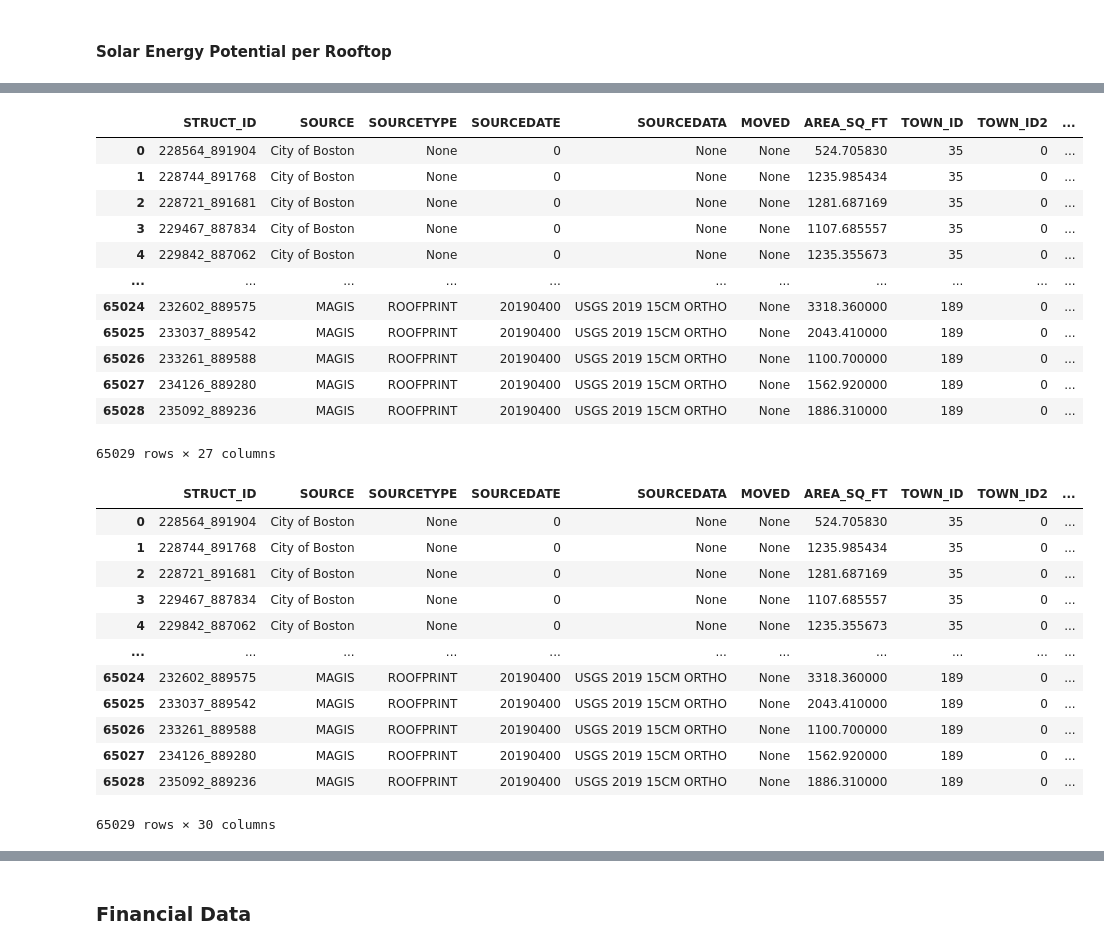
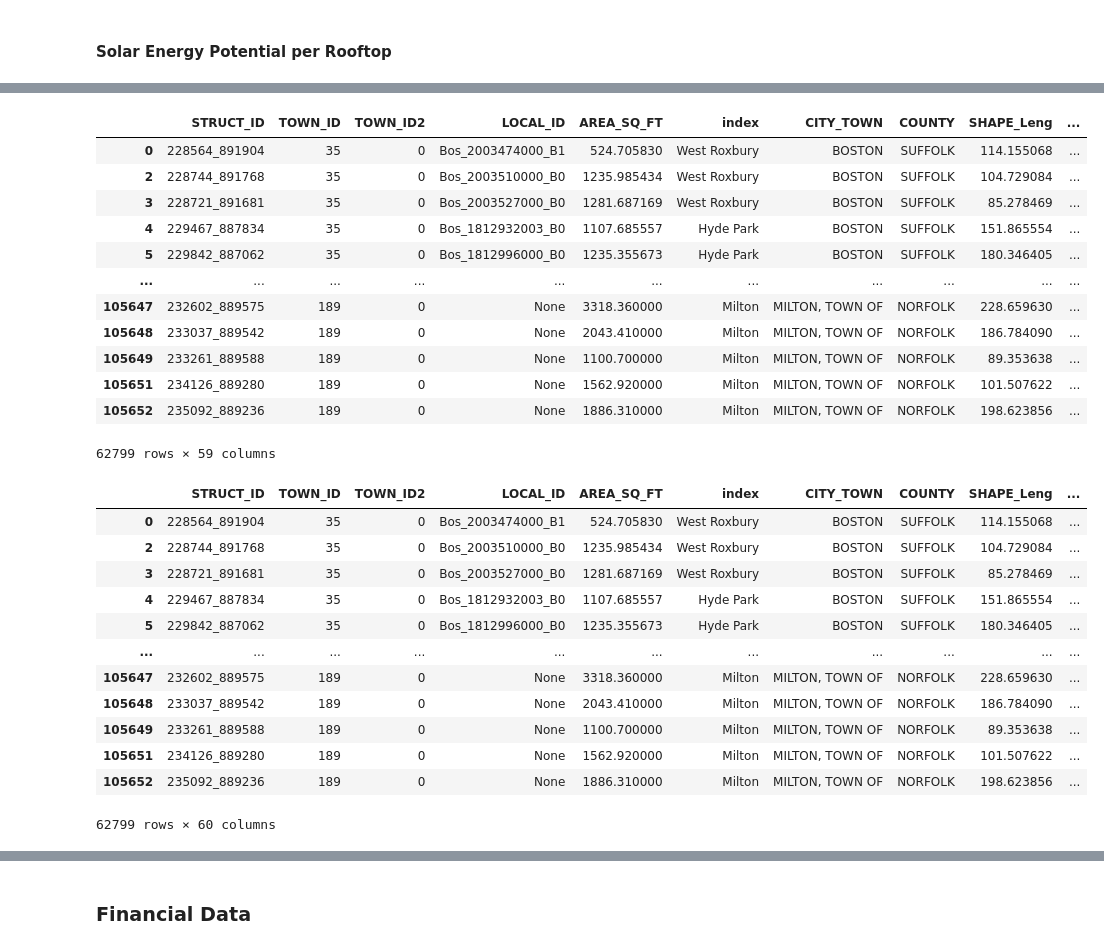
Before and after one commit to ghostpress/ma-solar, a Jupyter notebook: code/initViz.ipynb, the cells around one changed output, grey strips where cells are left out. Cells and saved outputs as stored; diff of their text form; code cells hidden in the pictures.

```diff
--- a/code/initViz.ipynb
+++ b/code/initViz.ipynb
@@ -834,54 +808,52 @@ roofs.plot()
 # %%
 path = to_filepath
 
-solarzs    = zonal_stats(roofs, path, stats=['mean'], all_touched=True, nodata=-1)
-roofsSolar = pd.DataFrame(solarzs, index=roofs.index)
+solarzs    = zonal_stats(resRoofs, path, stats=['mean'], all_touched=True, nodata=-1)
+roofsSolar = pd.DataFrame(solarzs, index=resRoofs.index)
 # %%
 # Store the zonal stats data in a new column
-roofs['PV_kWh/kWp'] = roofsSolar['mean']
+resRoofs['PV_kWh/kWp'] = roofsSolar['mean']
 
 # Calculate the number of 320-Watt panels (17.5 ft^2 ea) that can fit on each roof
-roofs['n_320Wp'] = roofs['AREA_SQ_FT'] / 17.5
+resRoofs['n_320Wp'] = resRoofs['AREA_SQ_FT'] / 17.5
 
 # Calculate the approximate daily potential of each rooftop
-roofs['potentkWh/day'] = ((roofs['n_320Wp'] * 320) / 1000) * roofs['PV_kWh/kWp']
+resRoofs['potentkWh/day'] = ((resRoofs['n_320Wp'] * 320) / 1000) * resRoofs['PV_kWh/kWp']
 
 # Calculate the yearly potential
-roofs['potentkWh/yr'] = roofs['potentkWh/day'] * 365
-roofs
+resRoofs['potentkWh/yr'] = resRoofs['potentkWh/day'] * 365
+resRoofs
 # %% [output]
-|  | STRUCT_ID | SOURCE | SOURCETYPE | SOURCEDATE | SOURCEDATA | MOVED | AREA_SQ_FT | TOWN_ID | TOWN_ID2 | ... |
-| 0 | 228564_891904 | City of Boston | None | 0 | None | None | 524.705830 | 35 | 0 | ... |
-| 1 | 228744_891768 | City of Boston | None | 0 | None | None | 1235.985434 | 35 | 0 | ... |
-| 2 | 228721_891681 | City of Boston | None | 0 | None | None | 1281.687169 | 35 | 0 | ... |
-| 3 | 229467_887834 | City of Boston | None | 0 | None | None | 1107.685557 | 35 | 0 | ... |
-| 4 | 229842_887062 | City of Boston | None | 0 | None | None | 1235.355673 | 35 | 0 | ... |
+|  | STRUCT_ID | TOWN_ID | TOWN_ID2 | LOCAL_ID | AREA_SQ_FT | index | CITY_TOWN | COUNTY | SHAPE_Leng | ... |
+| 0 | 228564_891904 | 35 | 0 | Bos_2003474000_B1 | 524.705830 | West Roxbury | BOSTON | SUFFOLK | 114.155068 | ... |
+| 2 | 228744_891768 | 35 | 0 | Bos_2003510000_B0 | 1235.985434 | West Roxbury | BOSTON | SUFFOLK | 104.729084 | ... |
+| 3 | 228721_891681 | 35 | 0 | Bos_2003527000_B0 | 1281.687169 | West Roxbury | BOSTON | SUFFOLK | 85.278469 | ... |
+| 4 | 229467_887834 | 35 | 0 | Bos_1812932003_B0 | 1107.685557 | Hyde Park | BOSTON | SUFFOLK | 151.865554 | ... |
+| 5 | 229842_887062 | 35 | 0 | Bos_1812996000_B0 | 1235.355673 | Hyde Park | BOSTON | SUFFOLK | 180.346405 | ... |
 | ... | ... | ... | ... | ... | ... | ... | ... | ... | ... | ... |
-| 65024 | 232602_889575 | MAGIS | ROOFPRINT | 20190400 | USGS 2019 15CM ORTHO | None | 3318.360000 | 189 | 0 | ... |
-| 65025 | 233037_889542 | MAGIS | ROOFPRINT | 20190400 | USGS 2019 15CM ORTHO | None | 2043.410000 | 189 | 0 | ... |
-| 65026 | 233261_889588 | MAGIS | ROOFPRINT | 20190400 | USGS 2019 15CM ORTHO | None | 1100.700000 | 189 | 0 | ... |
-| 65027 | 234126_889280 | MAGIS | ROOFPRINT | 20190400 | USGS 2019 15CM ORTHO | None | 1562.920000 | 189 | 0 | ... |
-| 65028 | 235092_889236 | MAGIS | ROOFPRINT | 20190400 | USGS 2019 15CM ORTHO | None | 1886.310000 | 189 | 0 | ... |
+| 105647 | 232602_889575 | 189 | 0 | None | 3318.360000 | Milton | MILTON, TOWN OF | NORFOLK | 228.659630 | ... |
+| 105648 | 233037_889542 | 189 | 0 | None | 2043.410000 | Milton | MILTON, TOWN OF | NORFOLK | 186.784090 | ... |
+| 105649 | 233261_889588 | 189 | 0 | None | 1100.700000 | Milton | MILTON, TOWN OF | NORFOLK | 89.353638 | ... |
+| 105651 | 234126_889280 | 189 | 0 | None | 1562.920000 | Milton | MILTON, TOWN OF | NORFOLK | 101.507622 | ... |
+| 105652 | 235092_889236 | 189 | 0 | None | 1886.310000 | Milton | MILTON, TOWN OF | NORFOLK | 198.623856 | ... |
-65029 rows × 27 columns
+62799 rows × 59 columns
 # %%
- Convert kWh to kW over the course of a year (divide by hours of sunlight)
-roofs['potent_kW'] = roofs['potentkWh/yr'] / 2739
+# Convert kWh to kW over the course of a year (divide by hours of sunlight)
+resRoofs['potent_kW'] = resRoofs['potentkWh/yr'] / 2739
 
-# Assume total energy loss = 14.08% (source: NREL's PVWatts calculator)
-roofs['kW'] = roofs['potent_kW'] * 0.8592
-roofs
+resRoofs
 # %% [output]
-|  | STRUCT_ID | SOURCE | SOURCETYPE | SOURCEDATE | SOURCEDATA | MOVED | AREA_SQ_FT | TOWN_ID | TOWN_ID2 | ... |
-| 0 | 228564_891904 | City of Boston | None | 0 | None | None | 524.705830 | 35 | 0 | ... |
-| 1 | 228744_891768 | City of Boston | None | 0 | None | None | 1235.985434 | 35 | 0 | ... |
-| 2 | 228721_891681 | City of Boston | None | 0 | None | None | 1281.687169 | 35 | 0 | ... |
-| 3 | 229467_887834 | City of Boston | None | 0 | None | None | 1107.685557 | 35 | 0 | ... |
-| 4 | 229842_887062 | City of Boston | None | 0 | None | None | 1235.355673 | 35 | 0 | ... |
+|  | STRUCT_ID | TOWN_ID | TOWN_ID2 | LOCAL_ID | AREA_SQ_FT | index | CITY_TOWN | COUNTY | SHAPE_Leng | ... |
+| 0 | 228564_891904 | 35 | 0 | Bos_2003474000_B1 | 524.705830 | West Roxbury | BOSTON | SUFFOLK | 114.155068 | ... |
+| 2 | 228744_891768 | 35 | 0 | Bos_2003510000_B0 | 1235.985434 | West Roxbury | BOSTON | SUFFOLK | 104.729084 | ... |
+| 3 | 228721_891681 | 35 | 0 | Bos_2003527000_B0 | 1281.687169 | West Roxbury | BOSTON | SUFFOLK | 85.278469 | ... |
+| 4 | 229467_887834 | 35 | 0 | Bos_1812932003_B0 | 1107.685557 | Hyde Park | BOSTON | SUFFOLK | 151.865554 | ... |
+| 5 | 229842_887062 | 35 | 0 | Bos_1812996000_B0 | 1235.355673 | Hyde Park | BOSTON | SUFFOLK | 180.346405 | ... |
 | ... | ... | ... | ... | ... | ... | ... | ... | ... | ... | ... |
-| 65024 | 232602_889575 | MAGIS | ROOFPRINT | 20190400 | USGS 2019 15CM ORTHO | None | 3318.360000 | 189 | 0 | ... |
-| 65025 | 233037_889542 | MAGIS | ROOFPRINT | 20190400 | USGS 2019 15CM ORTHO | None | 2043.410000 | 189 | 0 | ... |
-| 65026 | 233261_889588 | MAGIS | ROOFPRINT | 20190400 | USGS 2019 15CM ORTHO | None | 1100.700000 | 189 | 0 | ... |
-| 65027 | 234126_889280 | MAGIS | ROOFPRINT | 20190400 | USGS 2019 15CM ORTHO | None | 1562.920000 | 189 | 0 | ... |
-| 65028 | 235092_889236 | MAGIS | ROOFPRINT | 20190400 | USGS 2019 15CM ORTHO | None | 1886.310000 | 189 | 0 | ... |
+| 105647 | 232602_889575 | 189 | 0 | None | 3318.360000 | Milton | MILTON, TOWN OF | NORFOLK | 228.659630 | ... |
+| 105648 | 233037_889542 | 189 | 0 | None | 2043.410000 | Milton | MILTON, TOWN OF | NORFOLK | 186.784090 | ... |
+| 105649 | 233261_889588 | 189 | 0 | None | 1100.700000 | Milton | MILTON, TOWN OF | NORFOLK | 89.353638 | ... |
+| 105651 | 234126_889280 | 189 | 0 | None | 1562.920000 | Milton | MILTON, TOWN OF | NORFOLK | 101.507622 | ... |
+| 105652 | 235092_889236 | 189 | 0 | None | 1886.310000 | Milton | MILTON, TOWN OF | NORFOLK | 198.623856 | ... |
-65029 rows × 30 columns
+62799 rows × 60 columns
 # %%
```
Also changed, not shown: parts of 18 cells of this notebook.
